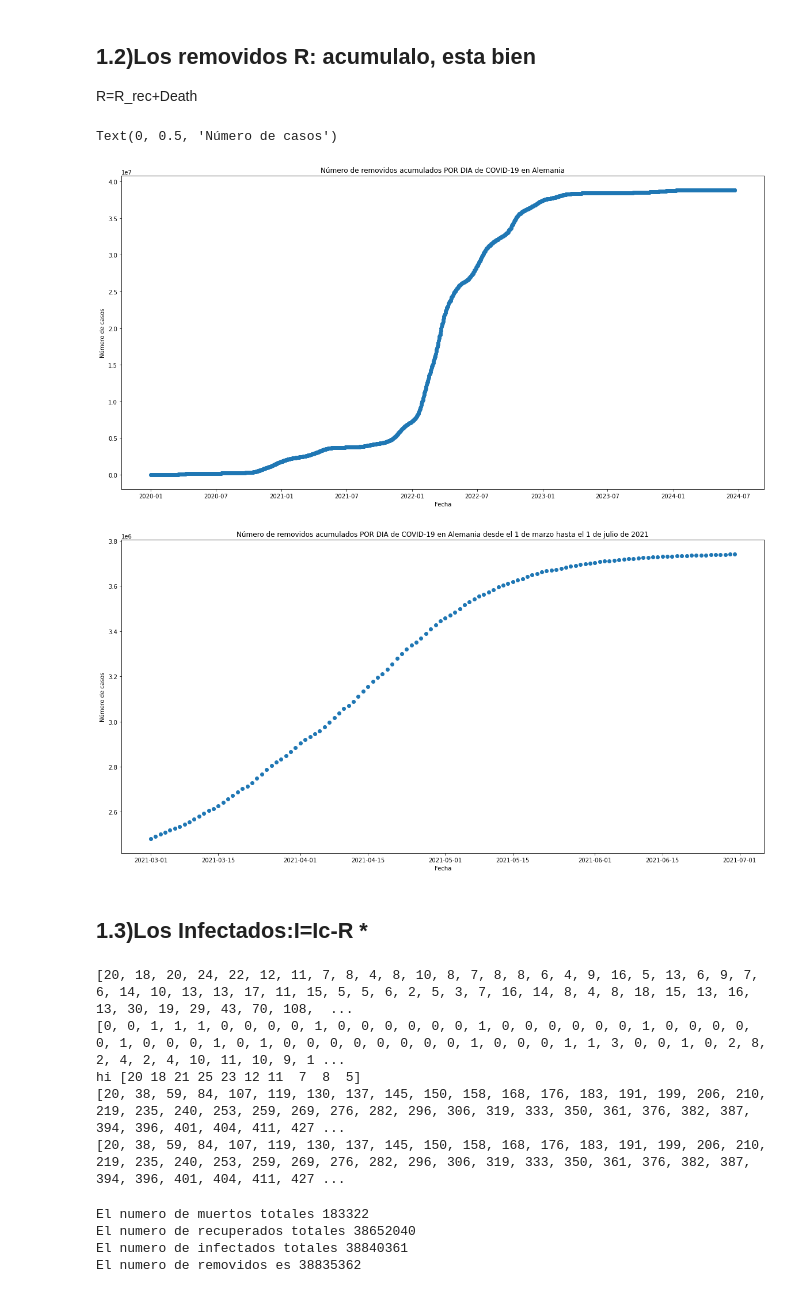
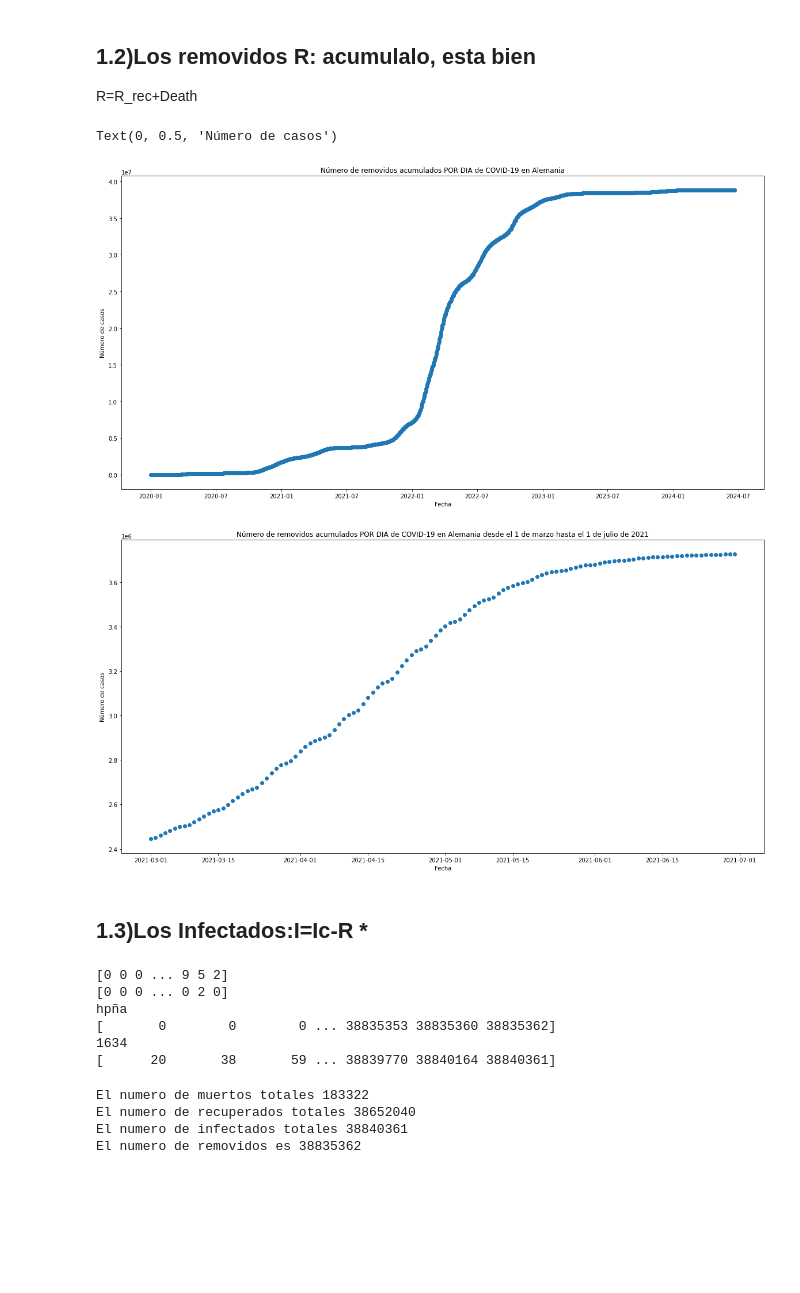
Before and after one commit to oazula/Dinamica-V, a Jupyter notebook: Analisis de datos Alemania.ipynb, the cells around one changed output. Saved outputs shown, nothing was run; the diff lists cells and outputs as text; code cells hidden in the pictures; blank space fills up the shorter version.

```diff
--- a/Analisis de datos Alemania.ipynb
+++ b/Analisis de datos Alemania.ipynb
@@ -74,3 +75,8 @@ Fecha de ref: fecha de inicio de la enfermedad
 Numerod e recuperaciones: Recuperados por cada case group
 
 Numero de muertes:Muertos por cada case group
+# %%
+data_I = data[['Fecha de referencia', 'Número de casos']]
+data_I = data_I.sort_values('Fecha de referencia')
+data_I = data_I.groupby('Fecha de referencia').sum()
+data_I
@@ -76,0 +98,6 @@ Numero de muertes:Muertos por cada case group
+# %%
+data_R = data[['Fecha de informe', 'Número de recuperaciones', 'Número de muertes']]
+data_R = data_R.sort_values('Fecha de informe')
+data_R = data_R.groupby('Fecha de informe').sum()
+data_R = data_R.shift(1)
+data_R
@@ -76,0 +119,11 @@ Numero de muertes:Muertos por cada case group
+# %%
+#merge data_I and data_R
+data = pd.merge(data_I, data_R, how='outer', left_index=True, right_index=True)
+data = data.fillna(0)
+data = data.reset_index()
+data = data.rename(columns={'index':'Fecha de referencia'})
+#set data type to int
+data['Número de casos'] = data['Número de casos'].astype(int)
+data['Número de recuperaciones'] = data['Número de recuperaciones'].astype(int)
+data['Número de muertes'] = data['Número de muertes'].astype(int)
+data
@@ -129,8 +196,8 @@ print(len(susceptible_by_date))
 1634
 # %%
 #WE need to find the index of the dates of March 1 and July 1
-march_1_index = unique_days.index(pd.to_datetime('2021-03-01').date())
-july_1_index = unique_days.index(pd.to_datetime('2021-07-01').date())
-print(march_1_index, july_1_index)
+start = unique_days.index(pd.to_datetime('2021-03-1').date())
+end = unique_days.index(pd.to_datetime('2021-07-1').date())
+print(start, end)
 # %% [output]
 425 547
@@ -173,49 +250,52 @@ R=R_rec+Death
 # %%
 
 plt.figure(figsize=(20, 10))
 plt.scatter(unique_days, cumulative_removing_by_date)
 plt.title('Número de removidos acumulados POR DIA de COVID-19 en Alemania')
 plt.xlabel('Fecha')
 plt.ylabel('Número de casos')
 
 plt.figure(figsize=(20, 10))
-plt.scatter(unique_days[425:547], cumulative_removing_by_date[425:547])
+plt.scatter(unique_days[start:end], cumulative_removing_by_date[start:end])
 plt.title('Número de removidos acumulados POR DIA de COVID-19 en Alemania desde el 1 de marzo hasta el 1 de julio de 2021')
 plt.xlabel('Fecha')
 plt.ylabel('Número de casos')
 # %% [output]
 Text(0, 0.5, 'Número de casos')
 [figure]
-[figure, old version]
+[figure, new version]
 # %% [markdown]
 ## 1.3)Los Infectados:I=Ic-R *
 # %%
 #Numero de recuperaciones por dia
-recovering_by_date = data.groupby('Fecha de referencia')['Número de recuperaciones'].sum().tolist()
-print(recovering_by_date)
+recovering_by_date = data.groupby('Fecha de referencia')['Número de recuperaciones'].sum().to_numpy()
 
 #Numero de muertos por dia
-deaths_by_date = data.groupby('Fecha de referencia')['Número de muertes'].sum().tolist()
+deaths_by_date = data.groupby('Fecha de referencia')['Número de muertes'].sum().to_numpy()
+print(recovering_by_date)
 print(deaths_by_date)
 
 #Numero de removidos por dia
-removing_by_date = np.array(deaths_by_date) + np.array(recovering_by_date)
-print('hi',removing_by_date[:10])
+removing_by_date = deaths_by_date + recovering_by_date
+cumulative_removing_by_date = np.cumsum(removing_by_date)
 
-
-
-#Numero de removidos acumulados por dia
-cumulative_removing_by_date = [sum(removing_by_date[:i]) for i in range(1, len(removing_by_date)+1)]
+print("hpña")
 print(cumulative_removing_by_date)
 
+#numero de casos por dia ESTE ESTA BIEN
+cases_by_date = data.groupby('Fecha de referencia')['Número de casos'].sum().to_numpy()
+print(len(cases_by_date))
 
+#Numero de casos por dia acumulados
+cumulative_sum = np.cumsum(cases_by_date)
 print(cumulative_sum)
 # %% [output]
-[20, 18, 20, 24, 22, 12, 11, 7, 8, 4, 8, 10, 8, 7, 8, 8, 6, 4, 9, 16, 5, 13, 6, 9, 7, 6, 14, 10, 13, 13, 17, 11, 15, 5, 5, 6, 2, 5, 3, 7, 16, 14, 8, 4, 8, 18, 15, 13, 16, 13, 30, 19, 29, 43, 70, 108,  ...
-[0, 0, 1, 1, 1, 0, 0, 0, 0, 1, 0, 0, 0, 0, 0, 0, 1, 0, 0, 0, 0, 0, 0, 1, 0, 0, 0, 0, 0, 1, 0, 0, 0, 1, 0, 1, 0, 0, 0, 0, 0, 0, 0, 0, 1, 0, 0, 0, 1, 1, 3, 0, 0, 1, 0, 2, 8, 2, 4, 2, 4, 10, 11, 10, 9, 1 ...
-hi [20 18 21 25 23 12 11  7  8  5]
-[20, 38, 59, 84, 107, 119, 130, 137, 145, 150, 158, 168, 176, 183, 191, 199, 206, 210, 219, 235, 240, 253, 259, 269, 276, 282, 296, 306, 319, 333, 350, 361, 376, 382, 387, 394, 396, 401, 404, 411, 427 ...
-[20, 38, 59, 84, 107, 119, 130, 137, 145, 150, 158, 168, 176, 183, 191, 199, 206, 210, 219, 235, 240, 253, 259, 269, 276, 282, 296, 306, 319, 333, 350, 361, 376, 382, 387, 394, 396, 401, 404, 411, 427 ...
+[0 0 0 ... 9 5 2]
+[0 0 0 ... 0 2 0]
+hpña
+[       0        0        0 ... 38835353 38835360 38835362]
+1634
+[      20       38       59 ... 38839770 38840164 38840361]
 # %%
 #nuero de muertos total
 total_deaths = sum(deaths_by_date)
```
Also changed, not shown: parts of 13 cells of this notebook, 2 other files.
